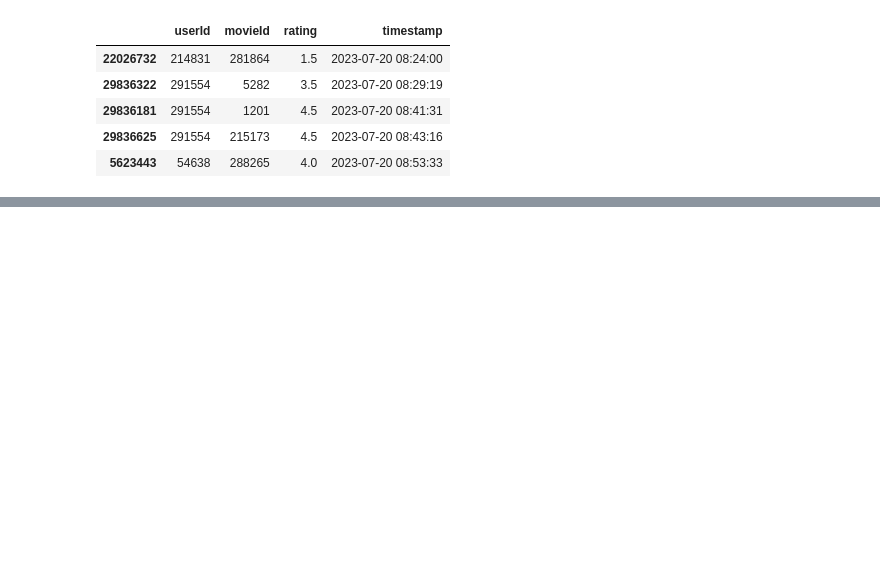
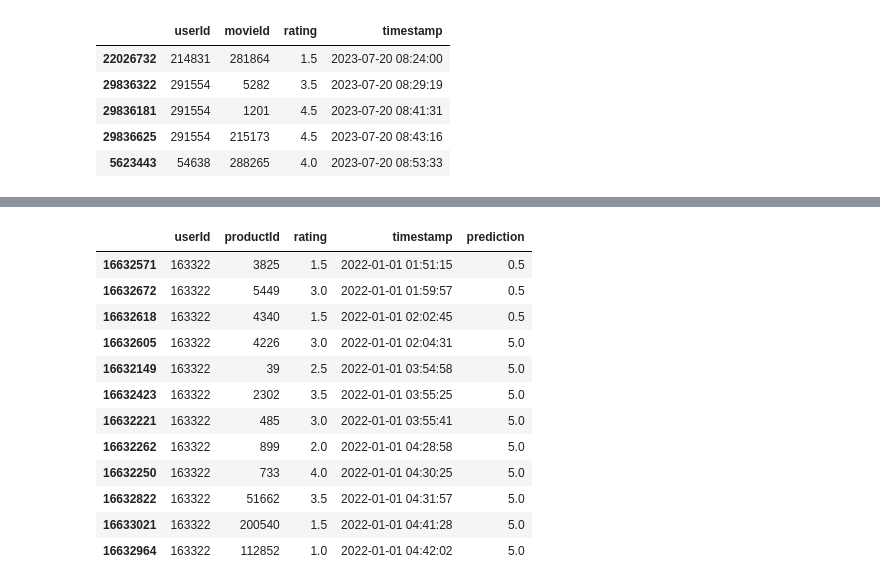
Before and after one commit to arnabroy734/recommendation_system, a Jupyter notebook: explore_movielens.ipynb, the cells around one changed output, grey strips where cells are left out. Cells and saved outputs as stored; diff of their text form; code cells hidden in the pictures; blank space fills up the shorter version.

```diff
--- a/explore_movielens.ipynb
+++ b/explore_movielens.ipynb
@@ -122,2 +141,2 @@ enc = Encoder()
 # %%
-enc.encode(train_df)
+train_df = pd.read_csv("data/movielens/train.csv", index_col=0)
@@ -143,0 +143,5 @@ enc.id_user
+# %%
+small_df_train = train_df.iloc[0:1000]
+small_df_val =  train_df.iloc[1000:10000]
+print(small_df_train['userId'].unique().shape)
+print(small_df_train['productId'].unique().shape)
@@ -143,0 +151,2 @@ enc.id_user
+# %%
+trainer = ALSModelTrainer(regulariser=10, train_data=small_df_train, validation_data=small_df_val, dim=15)
@@ -143,0 +157,2 @@ enc.id_user
+# %%
+trainer.train(T=20)
@@ -143,0 +191,16 @@ enc.id_user
+# %%
+trainer.validation_data[trainer.validation_data['userId'] == 163322]
+# %% [output]
+|  | userId | productId | rating | timestamp | prediction |
+| 16632571 | 163322 | 3825 | 1.5 | 2022-01-01 01:51:15 | 0.5 |
+| 16632672 | 163322 | 5449 | 3.0 | 2022-01-01 01:59:57 | 0.5 |
+| 16632618 | 163322 | 4340 | 1.5 | 2022-01-01 02:02:45 | 0.5 |
+| 16632605 | 163322 | 4226 | 3.0 | 2022-01-01 02:04:31 | 5.0 |
+| 16632149 | 163322 | 39 | 2.5 | 2022-01-01 03:54:58 | 5.0 |
+| 16632423 | 163322 | 2302 | 3.5 | 2022-01-01 03:55:25 | 5.0 |
+| 16632221 | 163322 | 485 | 3.0 | 2022-01-01 03:55:41 | 5.0 |
+| 16632262 | 163322 | 899 | 2.0 | 2022-01-01 04:28:58 | 5.0 |
+| 16632250 | 163322 | 733 | 4.0 | 2022-01-01 04:30:25 | 5.0 |
+| 16632822 | 163322 | 51662 | 3.5 | 2022-01-01 04:31:57 | 5.0 |
+| 16633021 | 163322 | 200540 | 1.5 | 2022-01-01 04:41:28 | 5.0 |
+| 16632964 | 163322 | 112852 | 1.0 | 2022-01-01 04:42:02 | 5.0 |
```
Also changed, not shown: parts of 34 cells of this notebook, 4 other files.
